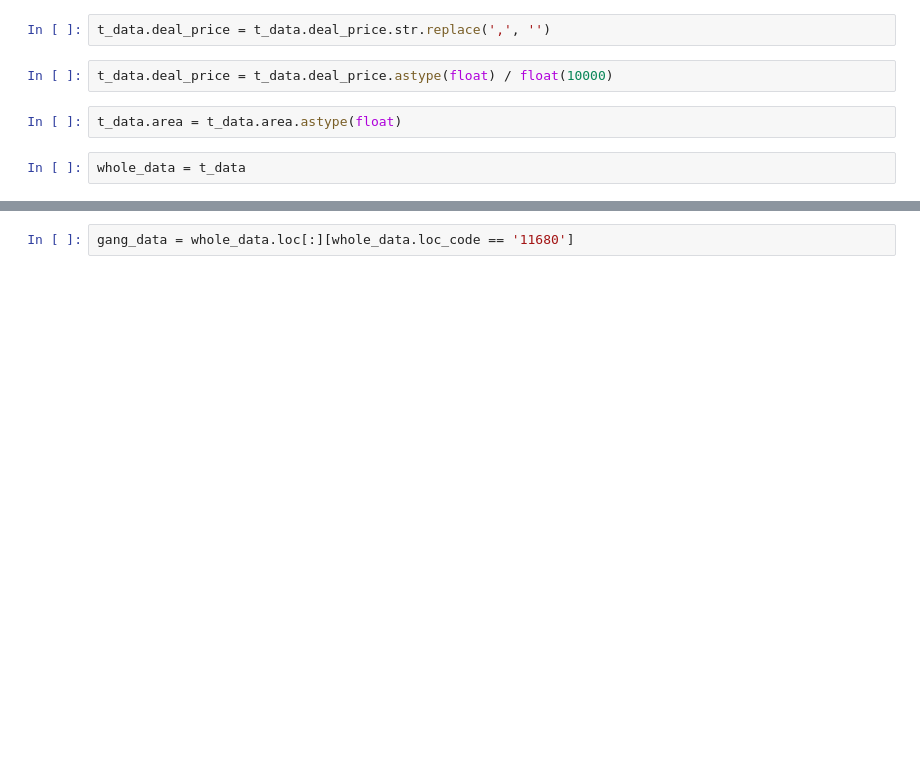
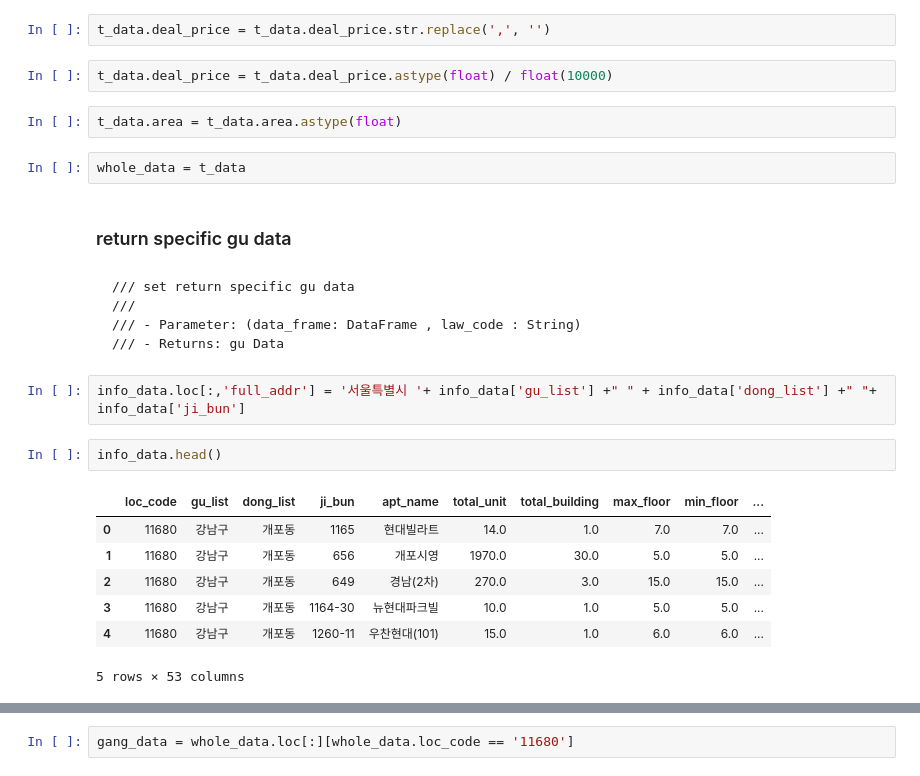
Before and after one commit to tax-k/KB_price_crawling, a Jupyter notebook: Merge Deal and KB.ipynb, the cells around one changed output, grey strips where cells are left out. Drawn from its saved outputs; the diff is of its cells as text; blank space fills up the shorter version.

```diff
--- a/Merge Deal and KB.ipynb
+++ b/Merge Deal and KB.ipynb
@@ -23,3 +23,22 @@ t_data.deal_price = t_data.deal_price.astype(float) / float(10000)
 t_data.area = t_data.area.astype(float)
 # %%
 whole_data = t_data
+# %% [markdown]
+### return specific gu data
+# %% [markdown]
+    /// set return specific gu data
+    ///
+    /// - Parameter: (data_frame: DataFrame , law_code : String)
+    /// - Returns: gu Data
+# %%
+info_data.loc[:,'full_addr'] = '서울특별시 '+ info_data['gu_list'] +" " + info_data['dong_list'] +" "+ info_data['ji_bun']
+# %%
+info_data.head()
+# %% [output]
+|  | loc_code | gu_list | dong_list | ji_bun | apt_name | total_unit | total_building | max_floor | min_floor | ... |
+| 0 | 11680 | 강남구 | 개포동 | 1165 | 현대빌라트 | 14.0 | 1.0 | 7.0 | 7.0 | ... |
+| 1 | 11680 | 강남구 | 개포동 | 656 | 개포시영 | 1970.0 | 30.0 | 5.0 | 5.0 | ... |
+| 2 | 11680 | 강남구 | 개포동 | 649 | 경남(2차) | 270.0 | 3.0 | 15.0 | 15.0 | ... |
+| 3 | 11680 | 강남구 | 개포동 | 1164-30 | 뉴현대파크빌 | 10.0 | 1.0 | 5.0 | 5.0 | ... |
+| 4 | 11680 | 강남구 | 개포동 | 1260-11 | 우찬현대(101) | 15.0 | 1.0 | 6.0 | 6.0 | ... |
+5 rows × 53 columns
```
Also changed, not shown: parts of 18 cells of this notebook.
